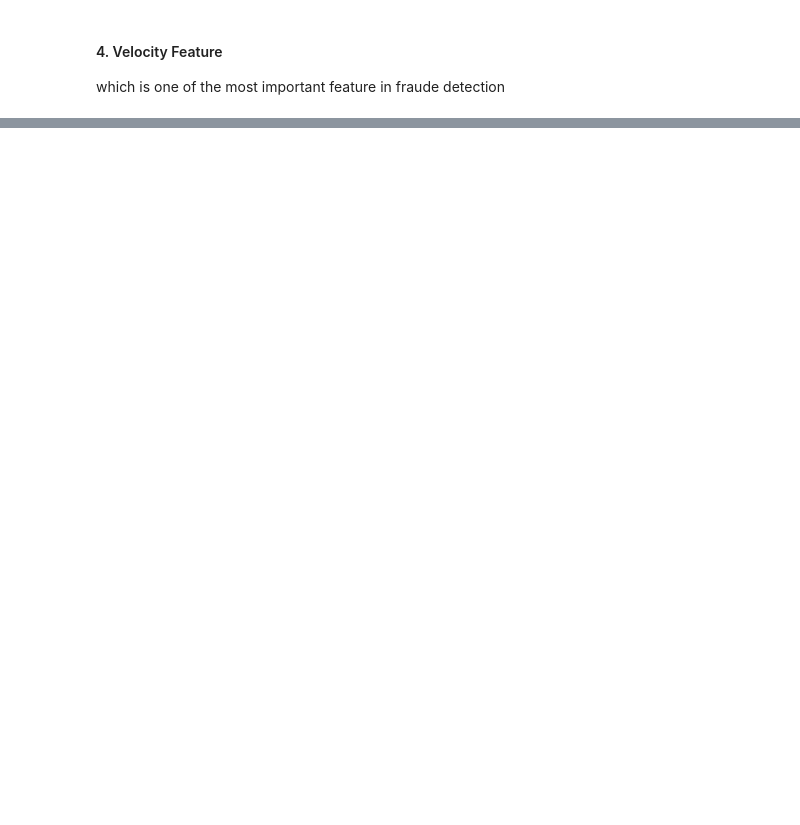
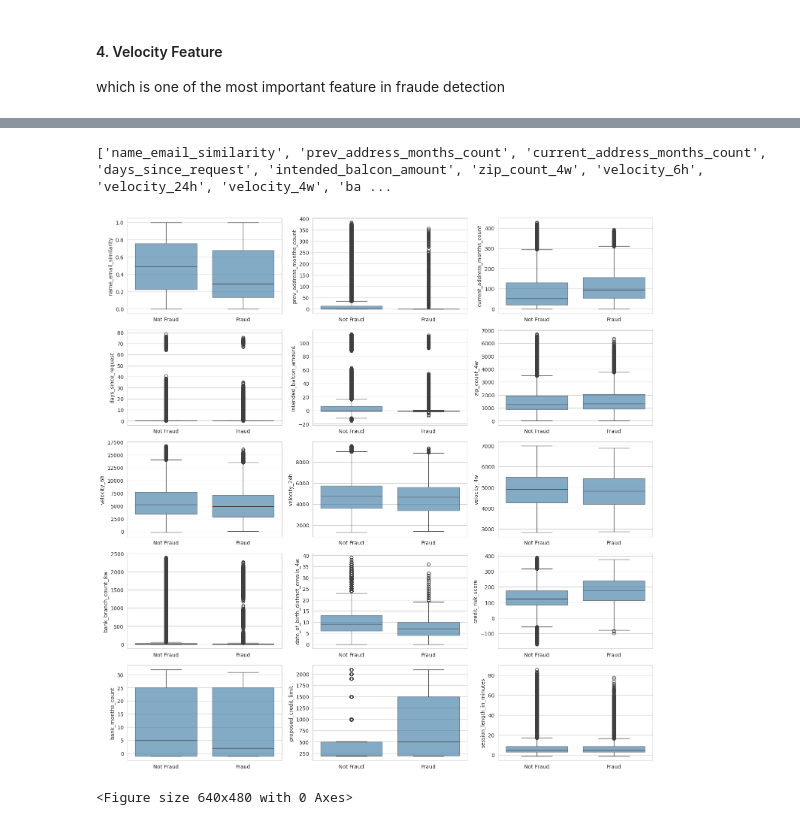
Before and after one commit to sjchem/bank-account-fraud-detection, a Jupyter notebook: notebooks/1.load-data-EDA.ipynb, the cells around one changed output, grey strips where cells are left out. Cells and saved outputs as stored; diff of their text form; code cells hidden in the pictures; blank space fills up the shorter version.

```diff
--- a/notebooks/1.load-data-EDA.ipynb
+++ b/notebooks/1.load-data-EDA.ipynb
@@ -227,0 +411,36 @@ which is one of the most important feature in fraude detection
+# %%
+# Create a list of numeric features in the DataFrame df
+numeric_features = [x for x in df.columns if df[x].nunique() >= 10 and x != 'fraud_bool']
+
+print(numeric_features)
+# %% [output]
+['name_email_similarity', 'prev_address_months_count', 'current_address_months_count', 'days_since_request', 'intended_balcon_amount', 'zip_count_4w', 'velocity_6h', 'velocity_24h', 'velocity_4w', 'ba ...
+# %%
+# Create a grid of subplots
+n_features = len(numeric_features)
+n_cols = 3
+n_rows = (n_features + n_cols - 1) // n_cols  # Calculate required rows
+fig, axes = plt.subplots(nrows=n_rows, ncols=n_cols, figsize=(15, n_rows * 3))
+
+
+# Loop through the numeric features and plot a box plot for each feature
+for i, feature in enumerate(numeric_features):
+    ax = axes.flatten()[i]
+    sns.boxplot(data=df, x='fraud_bool', y=feature, ax=ax, boxprops=dict(alpha=.6))
+    ax.set_xlabel('')
+    ax.set_ylabel(feature)
+    ax.set_xticklabels(['Not Fraud', 'Fraud'])
+
+# Hide any unused subplots
+for i in range(len(numeric_features), n_rows * n_cols):
+    axes.flatten()[i].set_visible(False)
+
+# Adjust the layout and display the plot
+plt.tight_layout()
+plt.show()
+# Adjust the layout and display the plot
+plt.tight_layout()
+plt.show()
+# %% [output]
+[figure, added]
+<Figure size 640x480 with 0 Axes>
```
Also changed, not shown: parts of 23 cells of this notebook.
